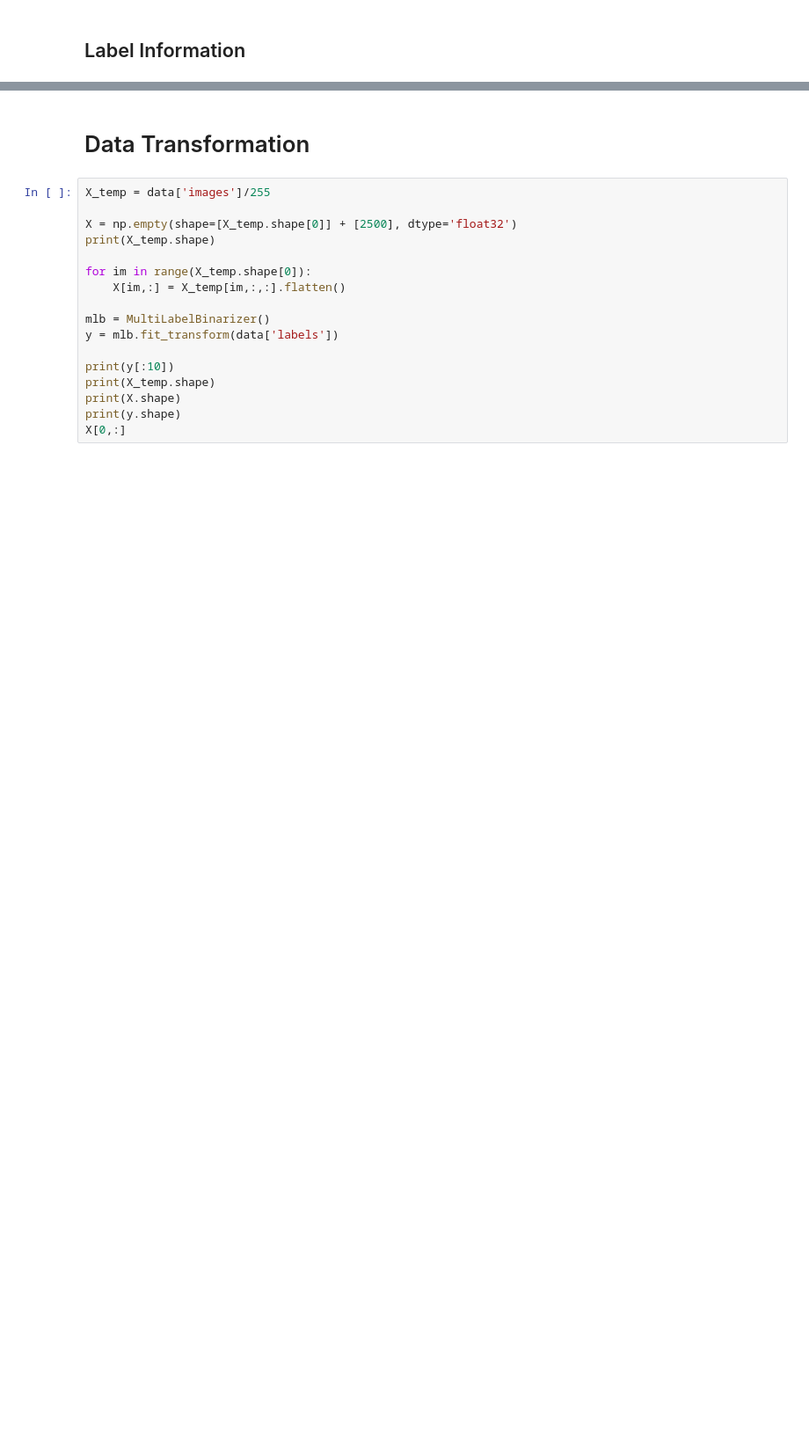
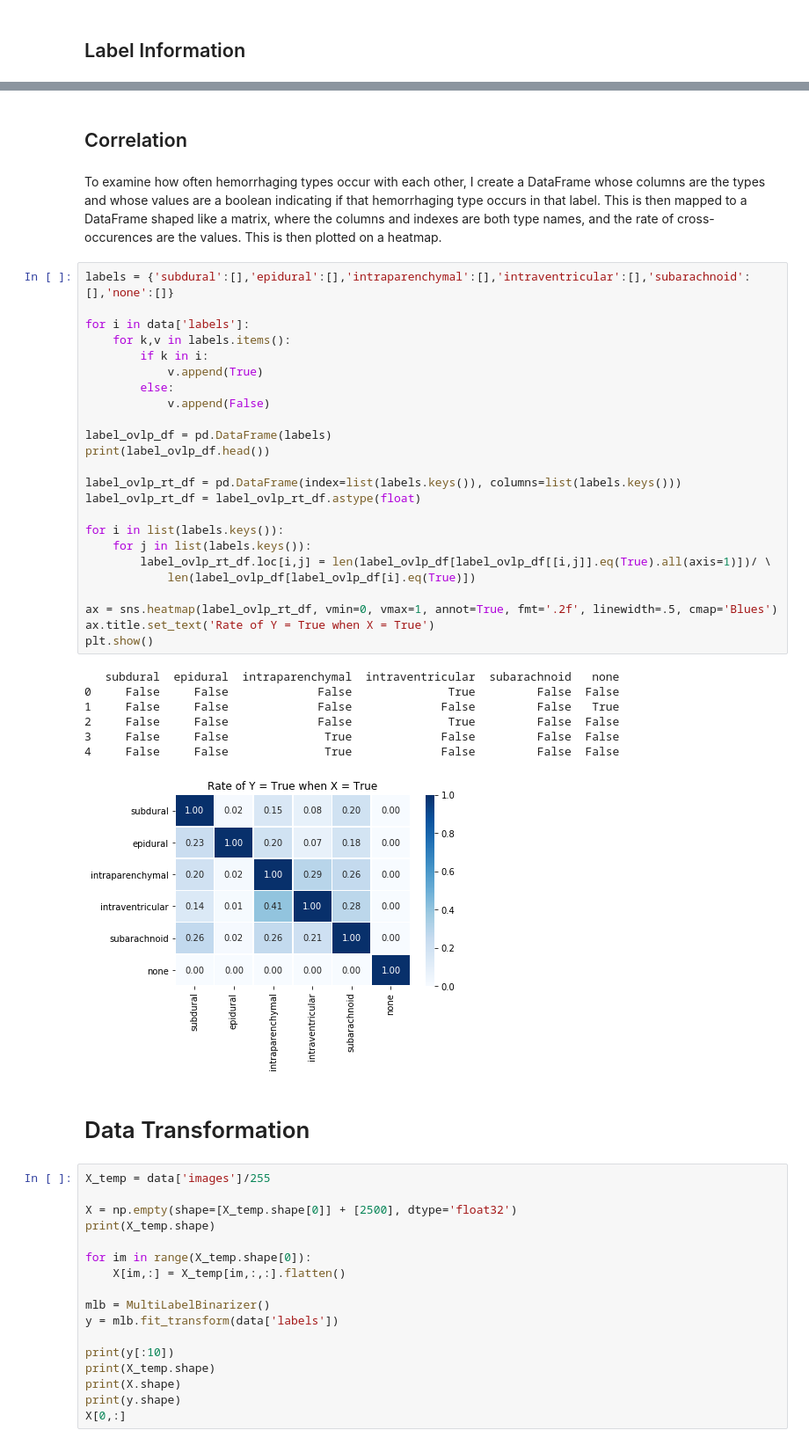
Before and after one commit to bjhammack/intracranial-hemorrhage-detection, a Jupyter notebook: rsna_hemorrhage_classification_model.ipynb, the cells around one changed output, grey strips where cells are left out. Shown: that part at 88% size. Saved outputs shown, nothing was run; the diff lists cells and outputs as text; blank space fills up the shorter version.

```diff
--- a/rsna_hemorrhage_classification_model.ipynb
+++ b/rsna_hemorrhage_classification_model.ipynb
@@ -269,3 +313,39 @@ for i in unique_labels:
+# %% [markdown]
+## Correlation
+# %% [markdown]
+To examine how often hemorrhaging types occur with each other, I create a DataFrame whose columns are the types and whose values are a boolean indicating if that hemorrhaging type occurs in that label. This is then mapped to a DataFrame shaped like a matrix, where the columns and indexes are both type names, and the rate of cross-occurences are the values. This is then plotted on a heatmap.
+# %%
+labels = {'subdural':[],'epidural':[],'intraparenchymal':[],'intraventricular':[],'subarachnoid':[],'none':[]}
+
+for i in data['labels']:
+    for k,v in labels.items():
+        if k in i:
+            v.append(True)
+        else:
+            v.append(False)
+
+label_ovlp_df = pd.DataFrame(labels)
+print(label_ovlp_df.head())
+
+label_ovlp_rt_df = pd.DataFrame(index=list(labels.keys()), columns=list(labels.keys()))
+label_ovlp_rt_df = label_ovlp_rt_df.astype(float)
+
+for i in list(labels.keys()):
+    for j in list(labels.keys()):
+        label_ovlp_rt_df.loc[i,j] = len(label_ovlp_df[label_ovlp_df[[i,j]].eq(True).all(axis=1)])/ \
+            len(label_ovlp_df[label_ovlp_df[i].eq(True)])
+
+ax = sns.heatmap(label_ovlp_rt_df, vmin=0, vmax=1, annot=True, fmt='.2f', linewidth=.5, cmap='Blues')
+ax.title.set_text('Rate of Y = True when X = True')
+plt.show()
+# %% [output]
+   subdural  epidural  intraparenchymal  intraventricular  subarachnoid   none
+0     False     False             False              True         False  False
+1     False     False             False             False         False   True
+2     False     False             False              True         False  False
+3     False     False              True             False         False  False
+4     False     False              True             False         False  False
+[figure, added]
 # %% [markdown]
 # Data Transformation
 # %%
```
Also changed, not shown: parts of 20 cells of this notebook, 4 other files.
